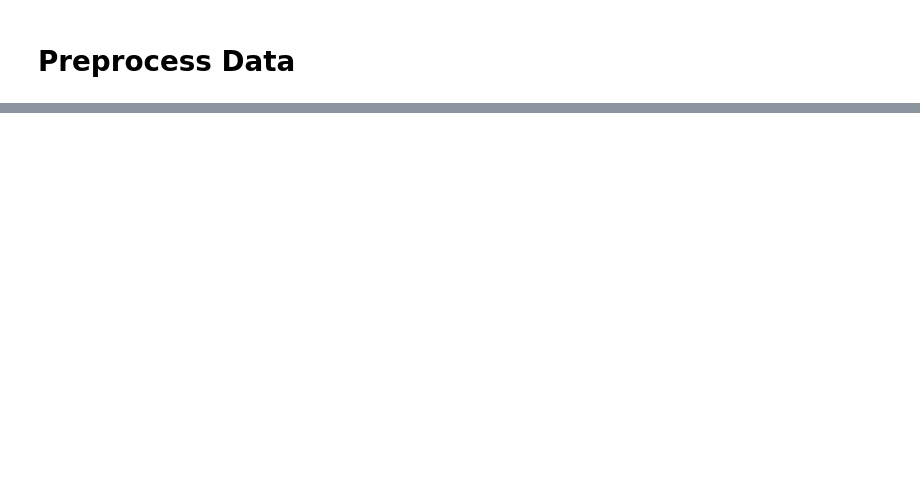
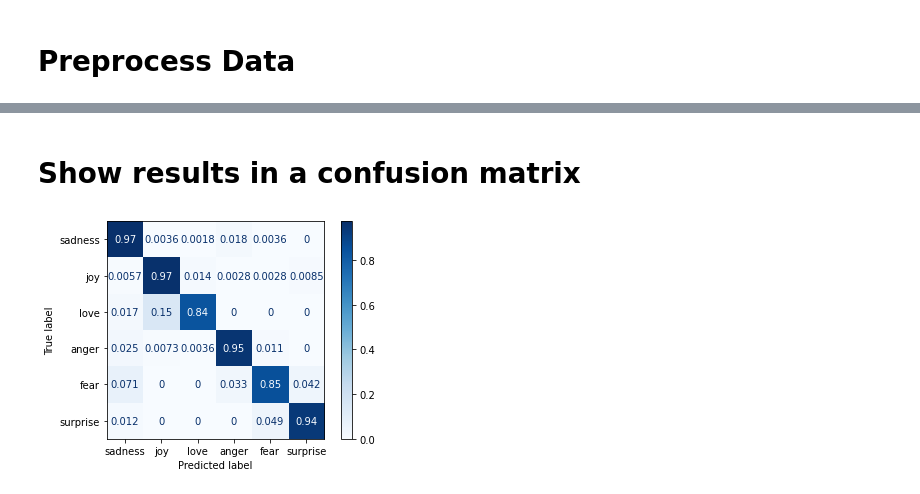
Before and after one commit to LowLevelML/Bert-Base-Emotion-Sentiment-Analysis, a Jupyter notebook: ml/main.ipynb, the cells around one changed output, grey strips where cells are left out. Cells and saved outputs as stored; diff of their text form; code cells hidden in the pictures; blank space fills up the shorter version.

```diff
--- a/ml/main.ipynb
+++ b/ml/main.ipynb
@@ -79,7 +181,23 @@ preds_output.metrics
+# %% [markdown]
+# Show results in a confusion matrix
 # %%
 import numpy as np
+import seaborn as sns
 from sklearn.metrics import plot_confusion_matrix
+from sklearn.metrics import confusion_matrix
+from sklearn.metrics import ConfusionMatrixDisplay
+from matplotlib import pyplot as plt
+def confusion_ma(y_true, y_pred, class_names):
+    cm = confusion_matrix(y_true, y_pred, normalize='true')
+    disp = ConfusionMatrixDisplay(confusion_matrix=cm, display_labels=class_names)
+    disp.plot(cmap=plt.cm.Blues)
+    return plt.show()
 y_valid = np.array(datasetEncoded["validation"]["label"])
 y_preds = np.argmax(preds_output.predictions, axis=1)
 labels = ['sadness', 'joy', 'love', 'anger', 'fear', 'surprise']
-plot_confusion_matrix(y_preds, y_valid, labels)
+# plot_confusion_matrix(y_preds, y_valid, labels)
+# cm = confusion_matrix(y_preds, y_valid, labels, normalize=False)
+# f = sns.heatmap(cm, annot=True)
+confusion_ma(y_valid, y_preds, labels)
+# %% [output]
+[figure, added]
```
Also changed, not shown: parts of 9 cells of this notebook.
